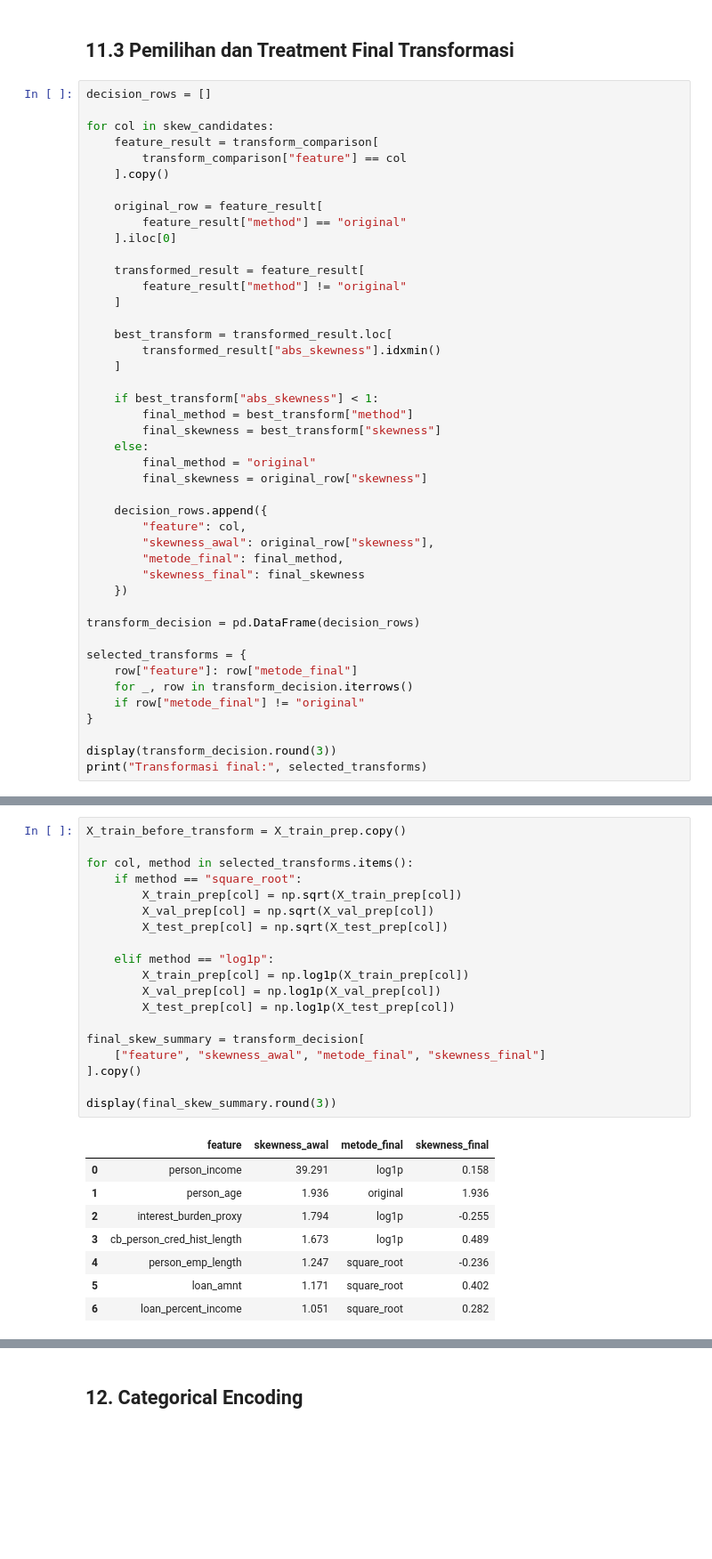
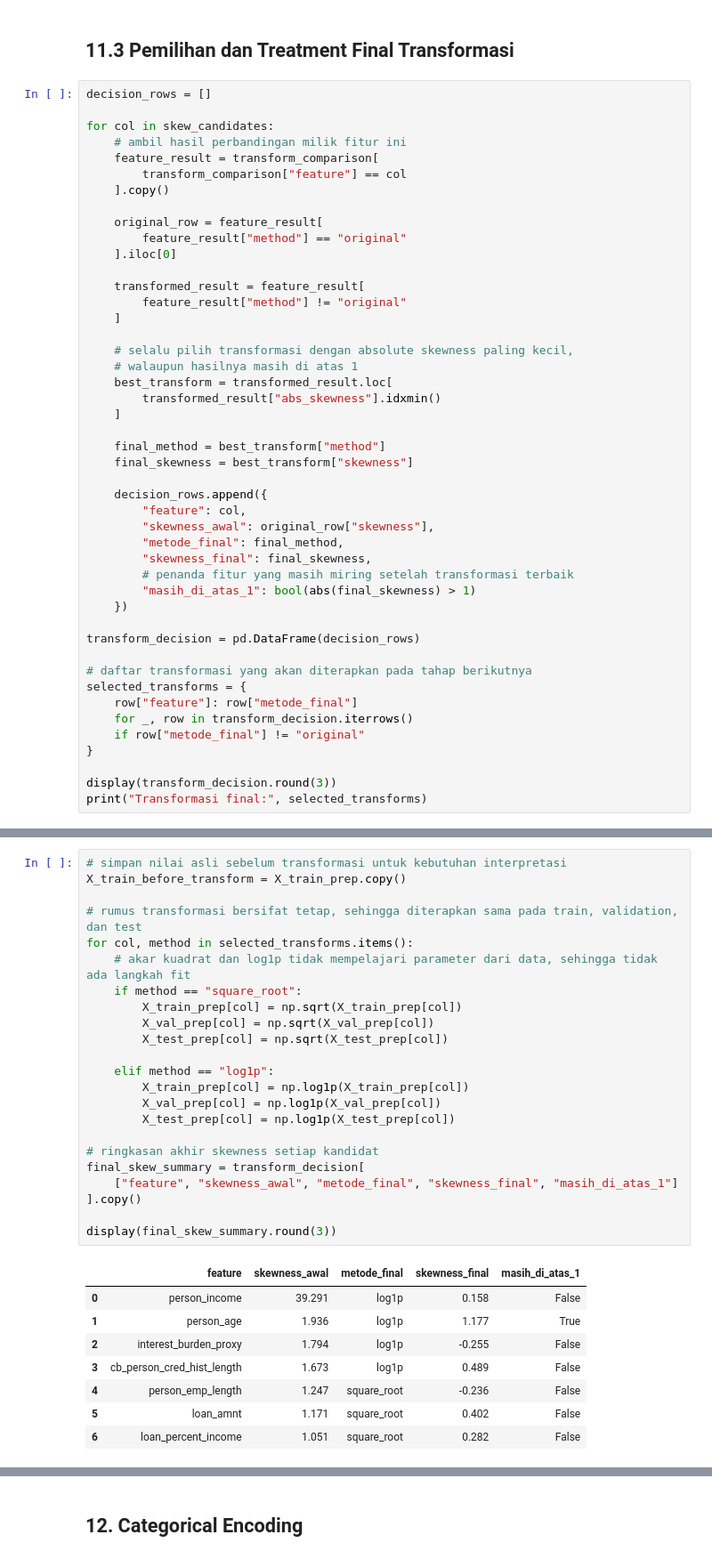
Before and after one commit to khansafiryal/Preprocessing_DSMBC, a Jupyter notebook: DSMBC_Day2_Preprocessing.ipynb, the cells around one changed output, grey strips where cells are left out. Shown at 89% size. Cells and saved outputs as stored; diff of their text form; blank space fills up the shorter version.

```diff
--- a/DSMBC_Day2_Preprocessing.ipynb
+++ b/DSMBC_Day2_Preprocessing.ipynb
@@ -1071,6 +1153,7 @@ plt.show()
 decision_rows = []
 
 for col in skew_candidates:
+    # ambil hasil perbandingan milik fitur ini
     feature_result = transform_comparison[
         transform_comparison["feature"] == col
     ].copy()
@@ -1083,26 +1166,27 @@ for col in skew_candidates:
         feature_result["method"] != "original"
     ]
 
+    # selalu pilih transformasi dengan absolute skewness paling kecil,
+    # walaupun hasilnya masih di atas 1
     best_transform = transformed_result.loc[
         transformed_result["abs_skewness"].idxmin()
     ]
 
-    if best_transform["abs_skewness"] < 1:
-        final_method = best_transform["method"]
-        final_skewness = best_transform["skewness"]
-    else:
-        final_method = "original"
-        final_skewness = original_row["skewness"]
+    final_method = best_transform["method"]
+    final_skewness = best_transform["skewness"]
 
     decision_rows.append({
         "feature": col,
         "skewness_awal": original_row["skewness"],
         "metode_final": final_method,
-        "skewness_final": final_skewness
+        "skewness_final": final_skewness,
+        # penanda fitur yang masih miring setelah transformasi terbaik
+        "masih_di_atas_1": bool(abs(final_skewness) > 1)
     })
 
 transform_decision = pd.DataFrame(decision_rows)
 
+# daftar transformasi yang akan diterapkan pada tahap berikutnya
 selected_transforms = {
     row["feature"]: row["metode_final"]
     for _, row in transform_decision.iterrows()
@@ -1126,29 +1212,33 @@ Transformasi final: {'person_income': 'log1p', 'interest_burden_proxy': 'log1p',
 # %%
+# simpan nilai asli sebelum transformasi untuk kebutuhan interpretasi
 X_train_before_transform = X_train_prep.copy()
 
+# rumus transformasi bersifat tetap, sehingga diterapkan sama pada train, validation, dan test
 for col, method in selected_transforms.items():
+    # akar kuadrat dan log1p tidak mempelajari parameter dari data, sehingga tidak ada langkah fit
     if method == "square_root":
         X_train_prep[col] = np.sqrt(X_train_prep[col])
         X_val_prep[col] = np.sqrt(X_val_prep[col])
         X_test_prep[col] = np.sqrt(X_test_prep[col])
 
     elif method == "log1p":
         X_train_prep[col] = np.log1p(X_train_prep[col])
         X_val_prep[col] = np.log1p(X_val_prep[col])
         X_test_prep[col] = np.log1p(X_test_prep[col])
 
+# ringkasan akhir skewness setiap kandidat
 final_skew_summary = transform_decision[
-    ["feature", "skewness_awal", "metode_final", "skewness_final"]
+    ["feature", "skewness_awal", "metode_final", "skewness_final", "masih_di_atas_1"]
 ].copy()
 
 display(final_skew_summary.round(3))
 # %% [output]
-|  | feature | skewness_awal | metode_final | skewness_final |
-| 0 | person_income | 39.291 | log1p | 0.158 |
-| 1 | person_age | 1.936 | original | 1.936 |
-| 2 | interest_burden_proxy | 1.794 | log1p | -0.255 |
-| 3 | cb_person_cred_hist_length | 1.673 | log1p | 0.489 |
-| 4 | person_emp_length | 1.247 | square_root | -0.236 |
-| 5 | loan_amnt | 1.171 | square_root | 0.402 |
-| 6 | loan_percent_income | 1.051 | square_root | 0.282 |
+|  | feature | skewness_awal | metode_final | skewness_final | masih_di_atas_1 |
+| 0 | person_income | 39.291 | log1p | 0.158 | False |
+| 1 | person_age | 1.936 | log1p | 1.177 | True |
+| 2 | interest_burden_proxy | 1.794 | log1p | -0.255 | False |
+| 3 | cb_person_cred_hist_length | 1.673 | log1p | 0.489 | False |
+| 4 | person_emp_length | 1.247 | square_root | -0.236 | False |
+| 5 | loan_amnt | 1.171 | square_root | 0.402 | False |
+| 6 | loan_percent_income | 1.051 | square_root | 0.282 | False |
 # %% [markdown]
```
Also changed, not shown: parts of 73 cells of this notebook, 1 other file.
